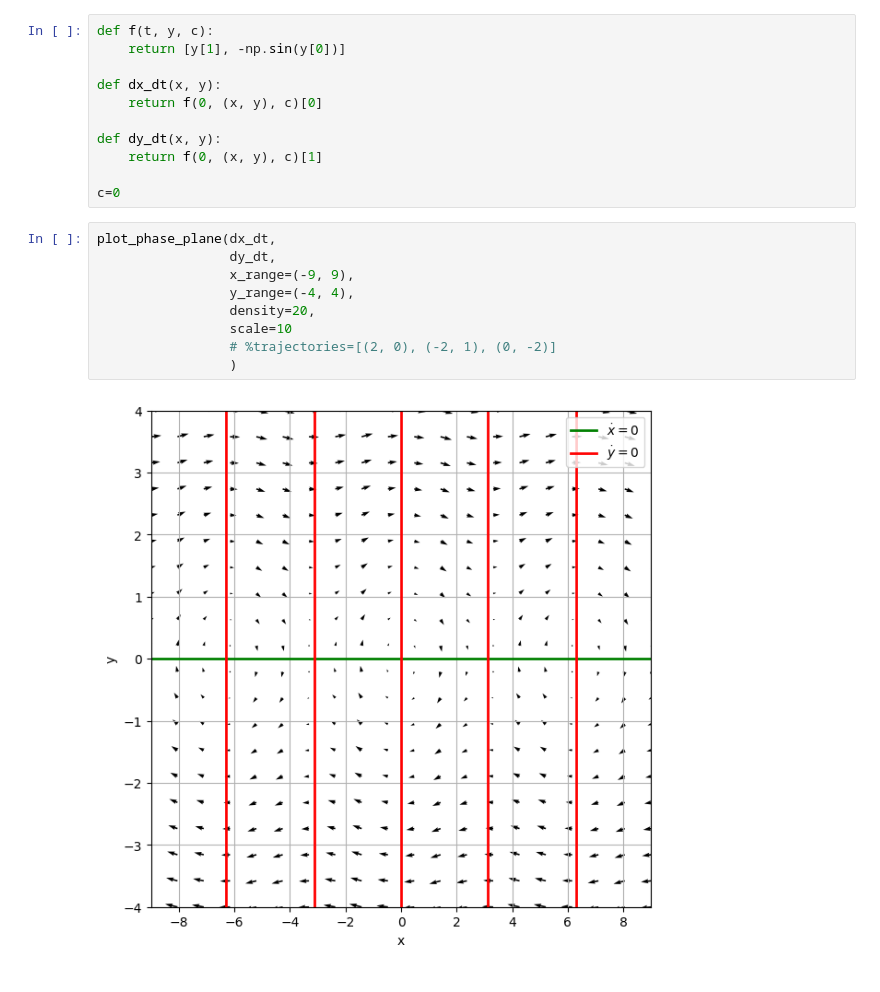
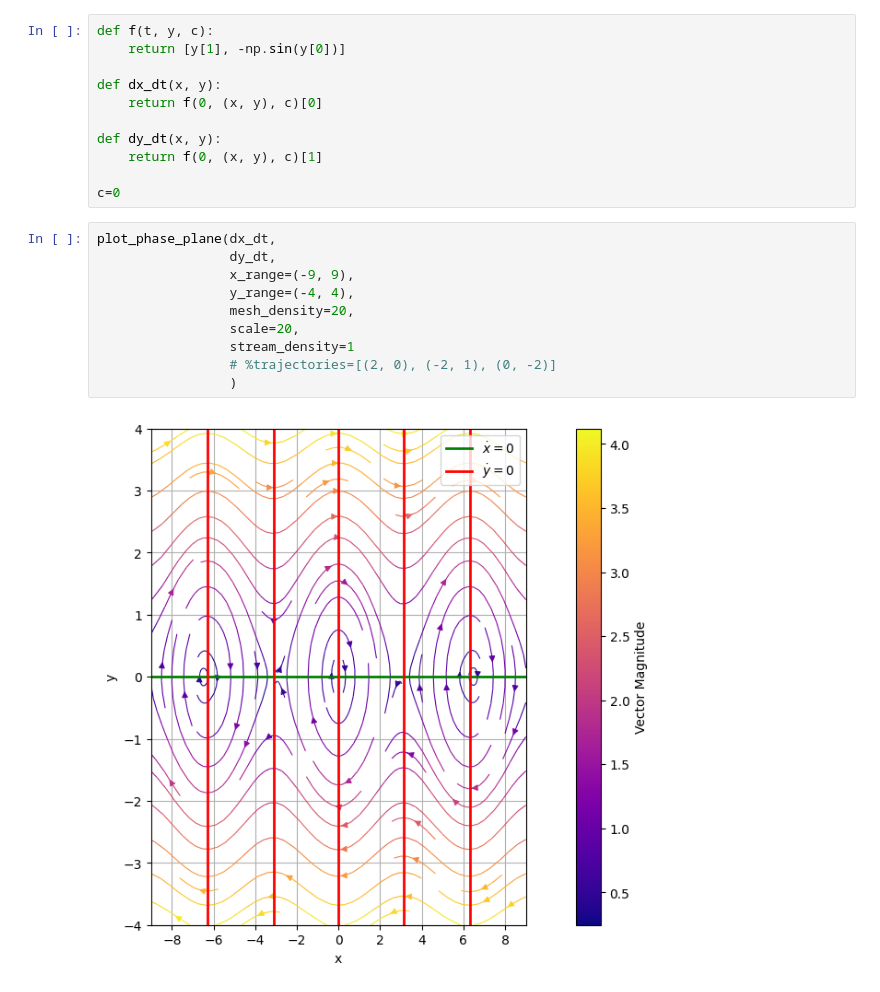
Before and after one commit to rrtucci/ode_to_odes, a Jupyter notebook: jupyter_notebooks/nonlinear-pendulum.ipynb, the cells around one changed output. Cells and saved outputs as stored; diff of their text form.

```diff
--- a/jupyter_notebooks/nonlinear-pendulum.ipynb
+++ b/jupyter_notebooks/nonlinear-pendulum.ipynb
@@ -47,11 +47,12 @@ c=0
 # %%
 plot_phase_plane(dx_dt,
                  dy_dt,
                  x_range=(-9, 9),
                  y_range=(-4, 4),
-                 density=20,
-                 scale=10
+                 mesh_density=20,
+                 scale=20,
+                 stream_density=1
                  # %trajectories=[(2, 0), (-2, 1), (0, -2)]
                  )
 # %% [output]
-[figure, old version]
+[figure, new version]
```
Also changed, not shown: 6 other files.
